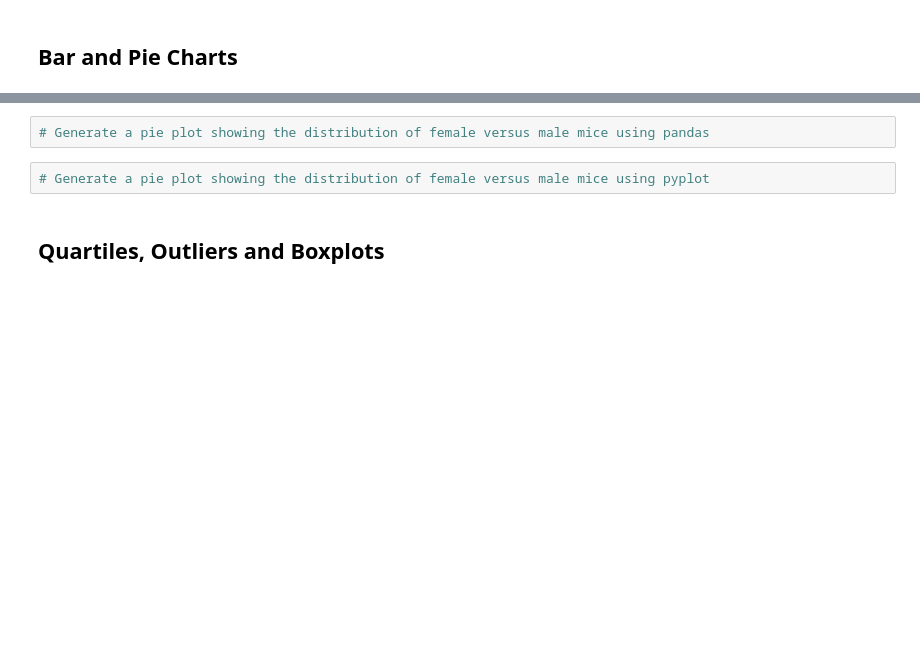
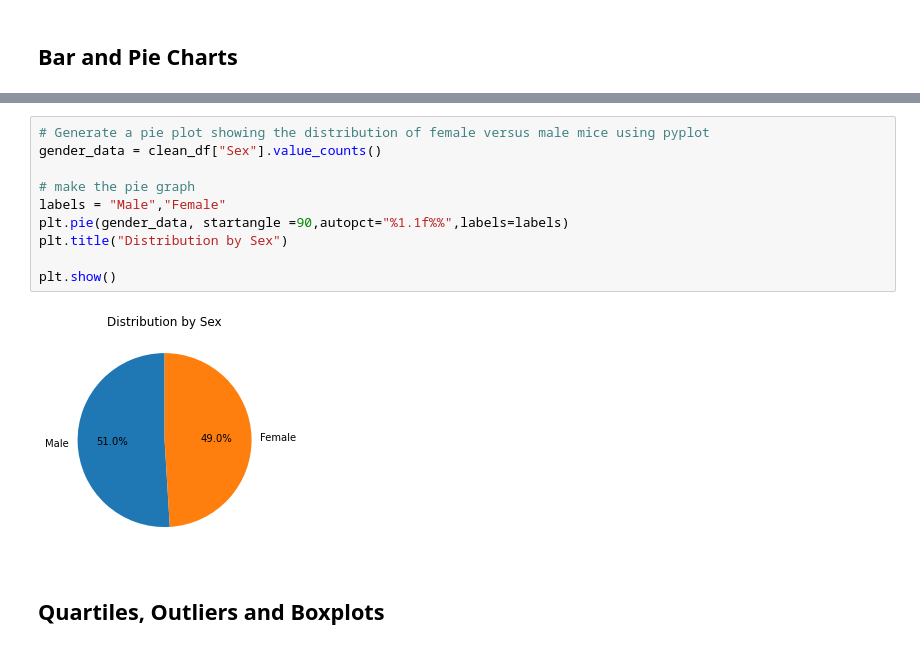
Before and after one commit to kndrsh/Mathplotlib-Challenge, a Jupyter notebook: Pymaceuticals/pymaceuticals_starter.ipynb, the cells around one changed output, grey strips where cells are left out. Drawn from its saved outputs; the diff is of its cells as text; blank space fills up the shorter version.

```diff
--- a/Pymaceuticals/pymaceuticals_starter.ipynb
+++ b/Pymaceuticals/pymaceuticals_starter.ipynb
@@ -148,7 +180,15 @@ x_axis = np.arange(len(count))
 # %%
-# Generate a pie plot showing the distribution of female versus male mice using pandas
+# Generate a pie plot showing the distribution of female versus male mice using pyplot
+gender_data = clean_df["Sex"].value_counts()
+
+# make the pie graph
+labels = "Male","Female"
+plt.pie(gender_data, startangle =90,autopct="%1.1f%%",labels=labels)
+plt.title("Distribution by Sex")
+
+plt.show()
+# %% [output]
+[figure, added]
-# %%
-# Generate a pie plot showing the distribution of female versus male mice using pyplot
 # %% [markdown]
 ## Quartiles, Outliers and Boxplots
 # %%
```
Also changed, not shown: parts of 4 cells of this notebook.
